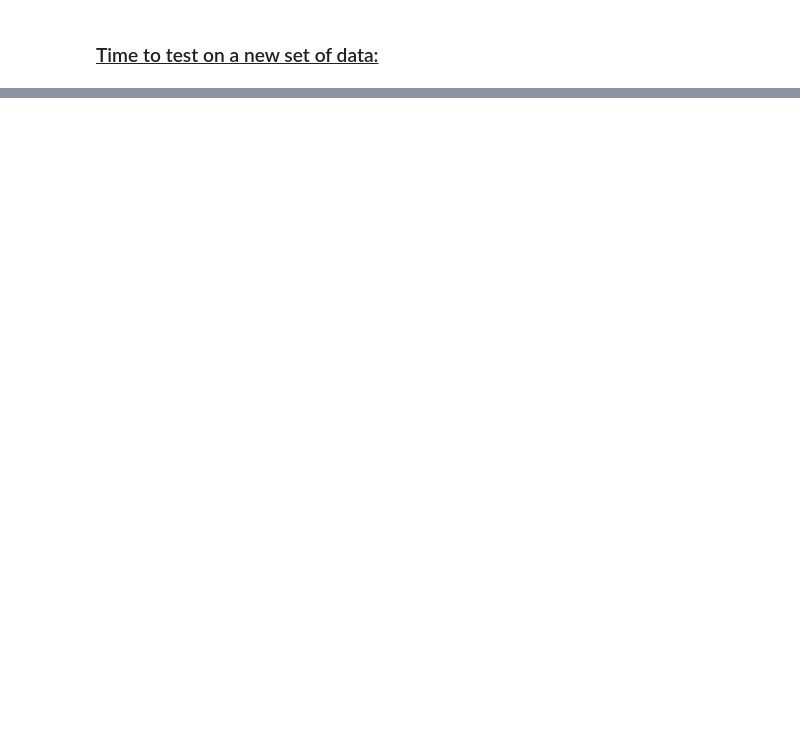
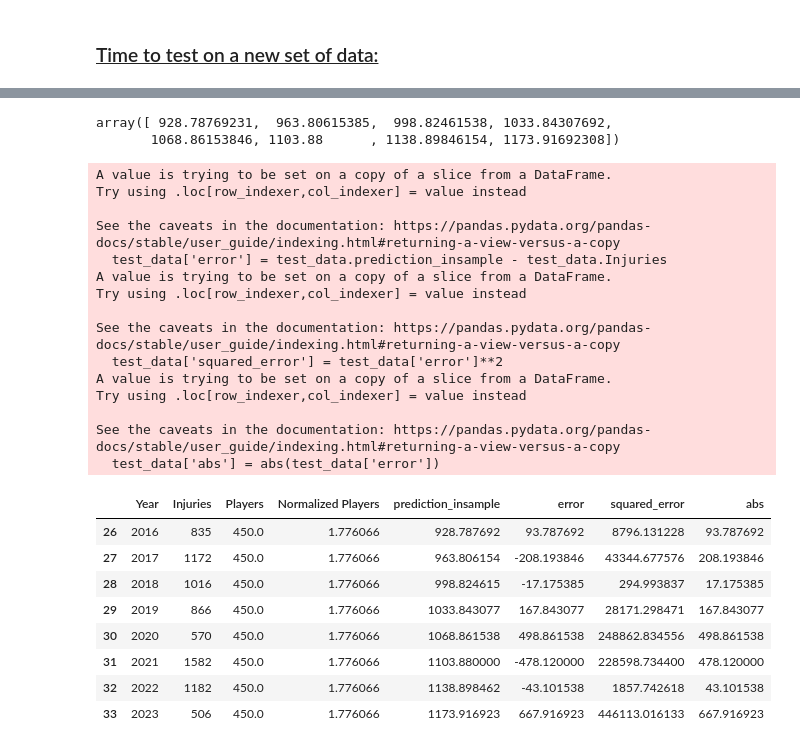
Before and after one commit to adc1021/NBAInjuryPredictor, a Jupyter notebook: notebooks/Forecasting.ipynb, the cells around one changed output, grey strips where cells are left out. Drawn from its saved outputs; the diff is of its cells as text; code cells hidden in the pictures; blank space fills up the shorter version.

```diff
--- a/notebooks/Forecasting.ipynb
+++ b/notebooks/Forecasting.ipynb
@@ -178,3 +223,9 @@ X_test
 # %%
 y_pred = fit_model.predict(X_test)
 y_pred
+# Adding our insample prediction for each year to our test data set
+test_data.loc[:, 'prediction_insample'] = fit_model.predict(X_test).copy()
+test_data.head()
+# %% [output]
+array([ 928.78769231,  963.80615385,  998.82461538, 1033.84307692,
+       1068.86153846, 1103.88      , 1138.89846154, 1173.91692308])
@@ -194,2 +232,33 @@ print("R-squared Score:", r2)
+# %%
+test_data['error'] = test_data.prediction_insample - test_data.Injuries
+test_data['squared_error'] = test_data['error']**2
+test_data['abs'] = abs(test_data['error'])
+
+test_data
+# %% [output]
+A value is trying to be set on a copy of a slice from a DataFrame.
+Try using .loc[row_indexer,col_indexer] = value instead
+
+See the caveats in the documentation: https://pandas.pydata.org/pandas-docs/stable/user_guide/indexing.html#returning-a-view-versus-a-copy
+  test_data['error'] = test_data.prediction_insample - test_data.Injuries
+A value is trying to be set on a copy of a slice from a DataFrame.
+Try using .loc[row_indexer,col_indexer] = value instead
+
+See the caveats in the documentation: https://pandas.pydata.org/pandas-docs/stable/user_guide/indexing.html#returning-a-view-versus-a-copy
+  test_data['squared_error'] = test_data['error']**2
+A value is trying to be set on a copy of a slice from a DataFrame.
+Try using .loc[row_indexer,col_indexer] = value instead
+
+See the caveats in the documentation: https://pandas.pydata.org/pandas-docs/stable/user_guide/indexing.html#returning-a-view-versus-a-copy
+  test_data['abs'] = abs(test_data['error'])
+|  | Year | Injuries | Players | Normalized Players | prediction_insample | error | squared_error | abs |
+| 26 | 2016 | 835 | 450.0 | 1.776066 | 928.787692 | 93.787692 | 8796.131228 | 93.787692 |
+| 27 | 2017 | 1172 | 450.0 | 1.776066 | 963.806154 | -208.193846 | 43344.677576 | 208.193846 |
+| 28 | 2018 | 1016 | 450.0 | 1.776066 | 998.824615 | -17.175385 | 294.993837 | 17.175385 |
+| 29 | 2019 | 866 | 450.0 | 1.776066 | 1033.843077 | 167.843077 | 28171.298471 | 167.843077 |
+| 30 | 2020 | 570 | 450.0 | 1.776066 | 1068.861538 | 498.861538 | 248862.834556 | 498.861538 |
+| 31 | 2021 | 1582 | 450.0 | 1.776066 | 1103.880000 | -478.120000 | 228598.734400 | 478.120000 |
+| 32 | 2022 | 1182 | 450.0 | 1.776066 | 1138.898462 | -43.101538 | 1857.742618 | 43.101538 |
+| 33 | 2023 | 506 | 450.0 | 1.776066 | 1173.916923 | 667.916923 | 446113.016133 | 667.916923 |
 # %%
 df.describe()["Injuries"]
```
Also changed, not shown: parts of 17 cells of this notebook.
